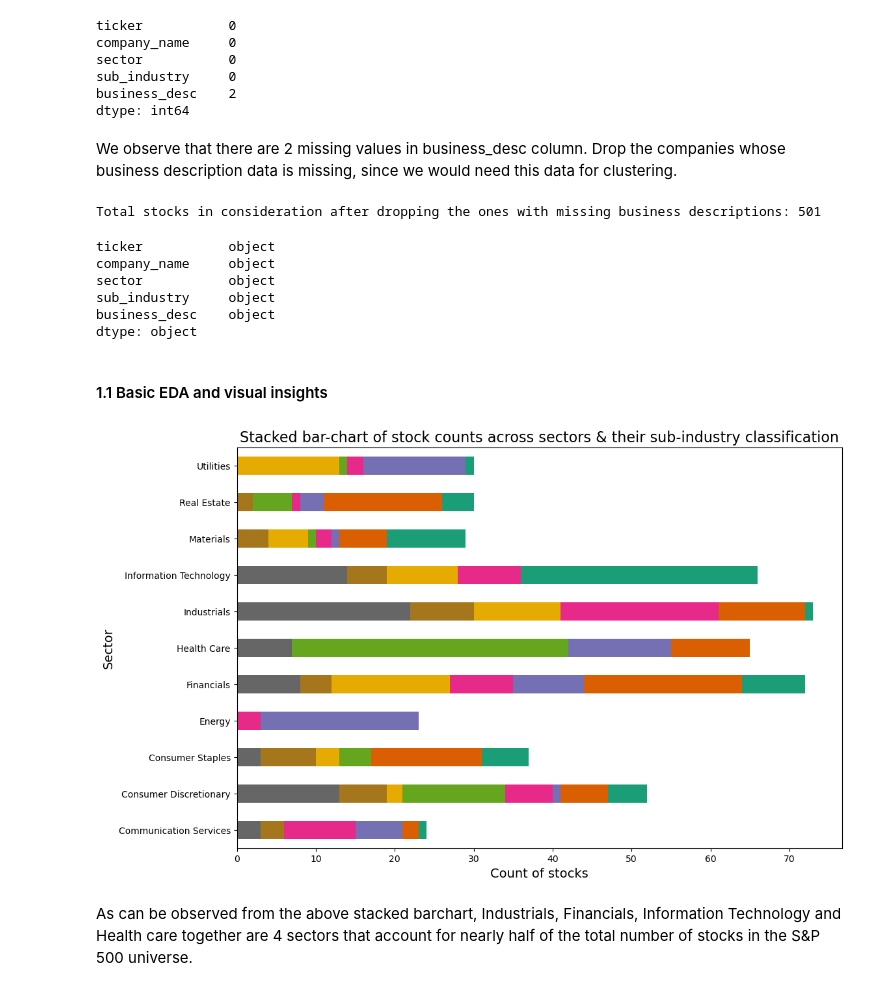
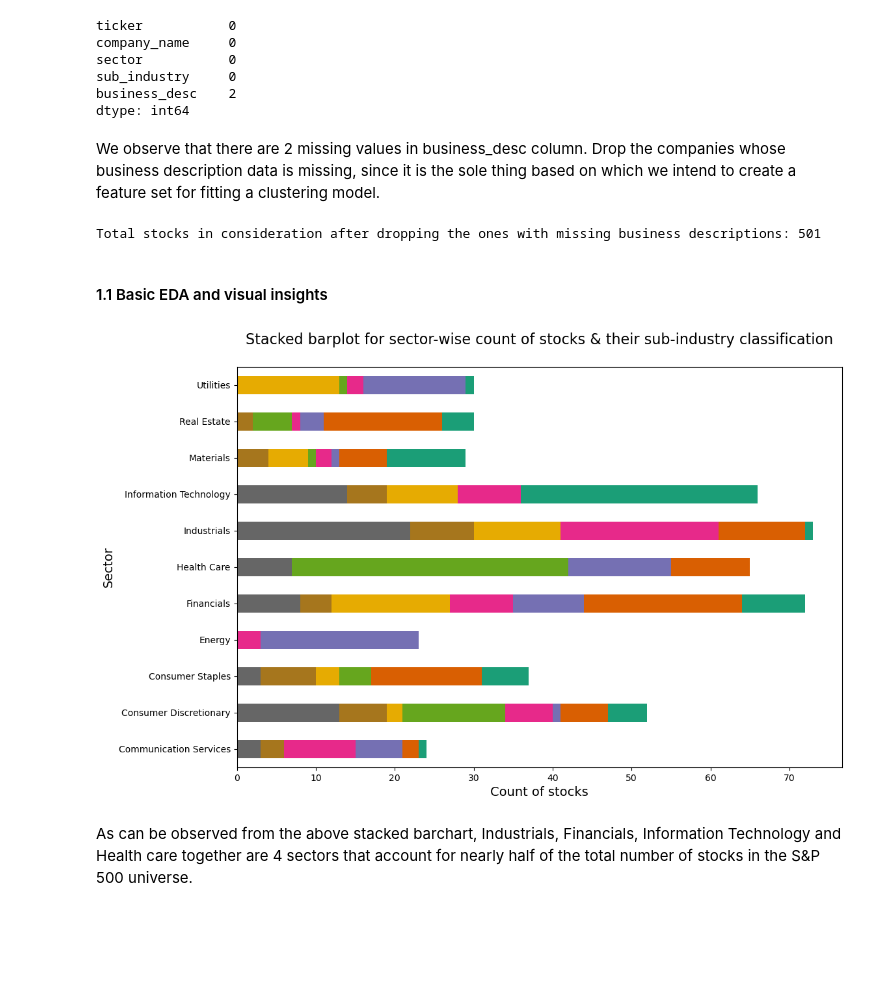
Before and after one commit to kuntojirohan/pairs-trading, a Jupyter notebook: experiments/EDA_stock_profile_data.ipynb, the cells around one changed output. Cells and saved outputs as stored; diff of their text form; code cells hidden in the pictures; blank space fills up the shorter version.

Commit message:
minor changes to EDA on stocks profile

```diff
--- a/experiments/EDA_stock_profile_data.ipynb
+++ b/experiments/EDA_stock_profile_data.ipynb
@@ -86,34 +88,25 @@ sub_industry     0
 business_desc    2
 dtype: int64
 # %% [markdown]
-We observe that there are 2 missing values in business_desc column. Drop the companies whose business description data is missing, since we would need this data for clustering.
+We observe that there are 2 missing values in business_desc column. Drop the companies whose business description data is missing, since it is the sole thing based on which we intend to create a feature set for fitting a clustering model.
 # %%
 # drop tickers with missing values in business_desc column only
 filtered_stock_profiles.dropna(axis=0, subset=['business_desc'], inplace=True)
 print(f'Total stocks in consideration after dropping the ones with missing business descriptions: {filtered_stock_profiles.shape[0]}')
 # %% [output]
 Total stocks in consideration after dropping the ones with missing business descriptions: 501
-# %%
-# check dtypes
-filtered_stock_profiles.dtypes
-# %% [output]
-ticker           object
-company_name     object
-sector           object
-sub_industry     object
-business_desc    object
-dtype: object
 # %% [markdown]
 #### 1.1 Basic EDA and visual insights
 # %%
+# plot a stcked barplot
 pd.crosstab(index=filtered_stock_profiles.sector, columns=filtered_stock_profiles['sub_industry']).plot(
     kind='barh', stacked=True, colormap=cm.Dark2_r, figsize=(12, 8), legend=None)
 plt.ylabel("Sector", fontsize=14)
 plt.xlabel("Count of stocks", fontsize=14)
-plt.title("Stacked bar-chart of stock counts across sectors & their sub-industry classification", fontsize=16)
+plt.title("Stacked barplot for sector-wise count of stocks & their sub-industry classification\n", fontsize=16)
 plt.show()
 # %% [output]
-[figure, old version]
+[figure, new version]
 # %% [markdown]
 As can be observed from the above stacked barchart, Industrials, Financials, Information Technology and Health care together are 4 sectors that account for nearly half of the total number of stocks in the S&P 500 universe.
 # %% [markdown]
```
Also changed, not shown: parts of 14 cells of this notebook.
